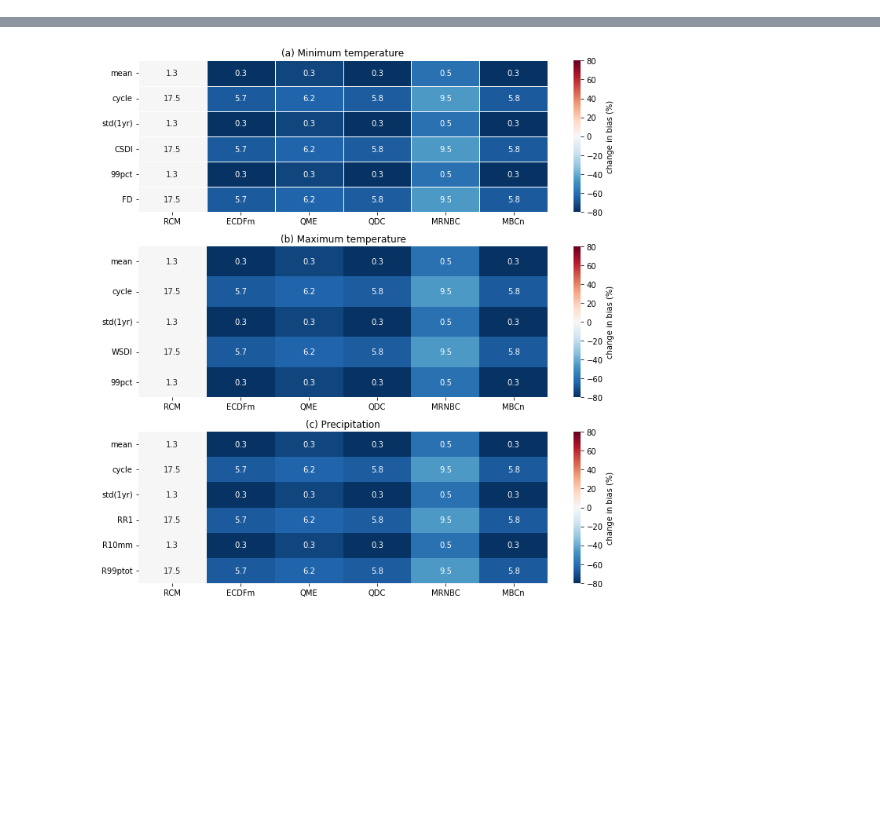
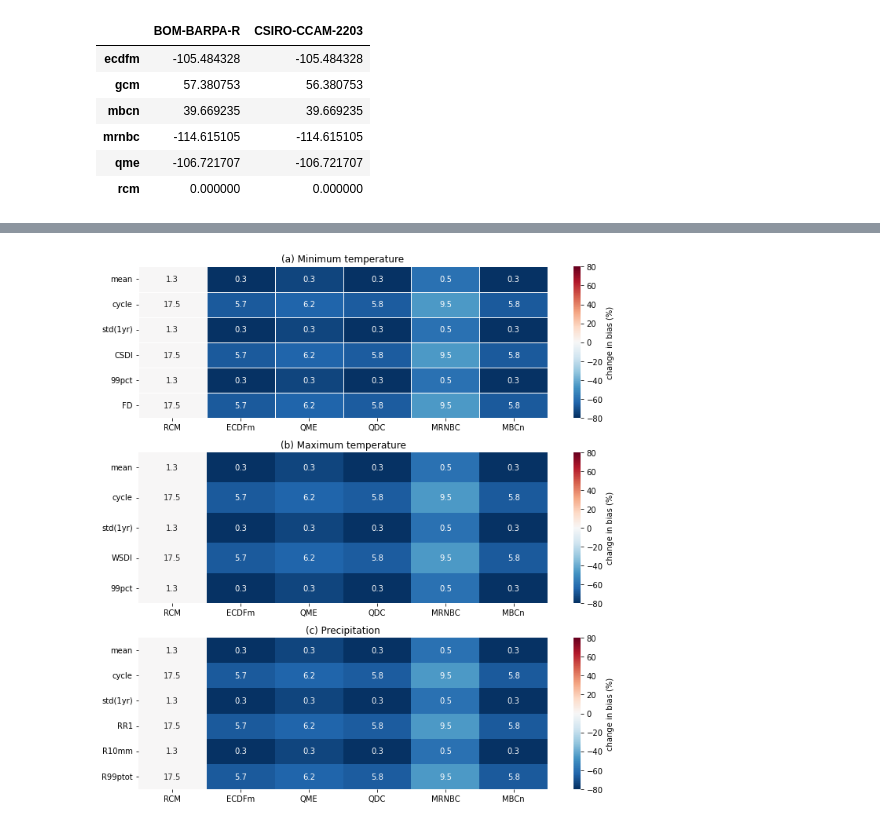
Before and after one commit to AusClimateService/npcp, a Jupyter notebook: reports/phase1/summary_heatmap.ipynb, the cells around one changed output, grey strips where cells are left out. Drawn from its saved outputs; the diff is of its cells as text; code cells hidden in the pictures; blank space fills up the shorter version.

```diff
--- a/reports/phase1/summary_heatmap.ipynb
+++ b/reports/phase1/summary_heatmap.ipynb
@@ -5,0 +51,10 @@ import seaborn as sns
+# %%
+access_df_anomaly = access_df - access_df.loc['rcm']
+# %% [output]
+|  | BOM-BARPA-R | CSIRO-CCAM-2203 |
+| ecdfm | -105.484328 | -105.484328 |
+| gcm | 57.380753 | 56.380753 |
+| mbcn | 39.669235 | 39.669235 |
+| mrnbc | -114.615105 | -114.615105 |
+| qme | -106.721707 | -106.721707 |
+| rcm | 0.000000 | 0.000000 |
```
Also changed, not shown: parts of 9 cells of this notebook.
